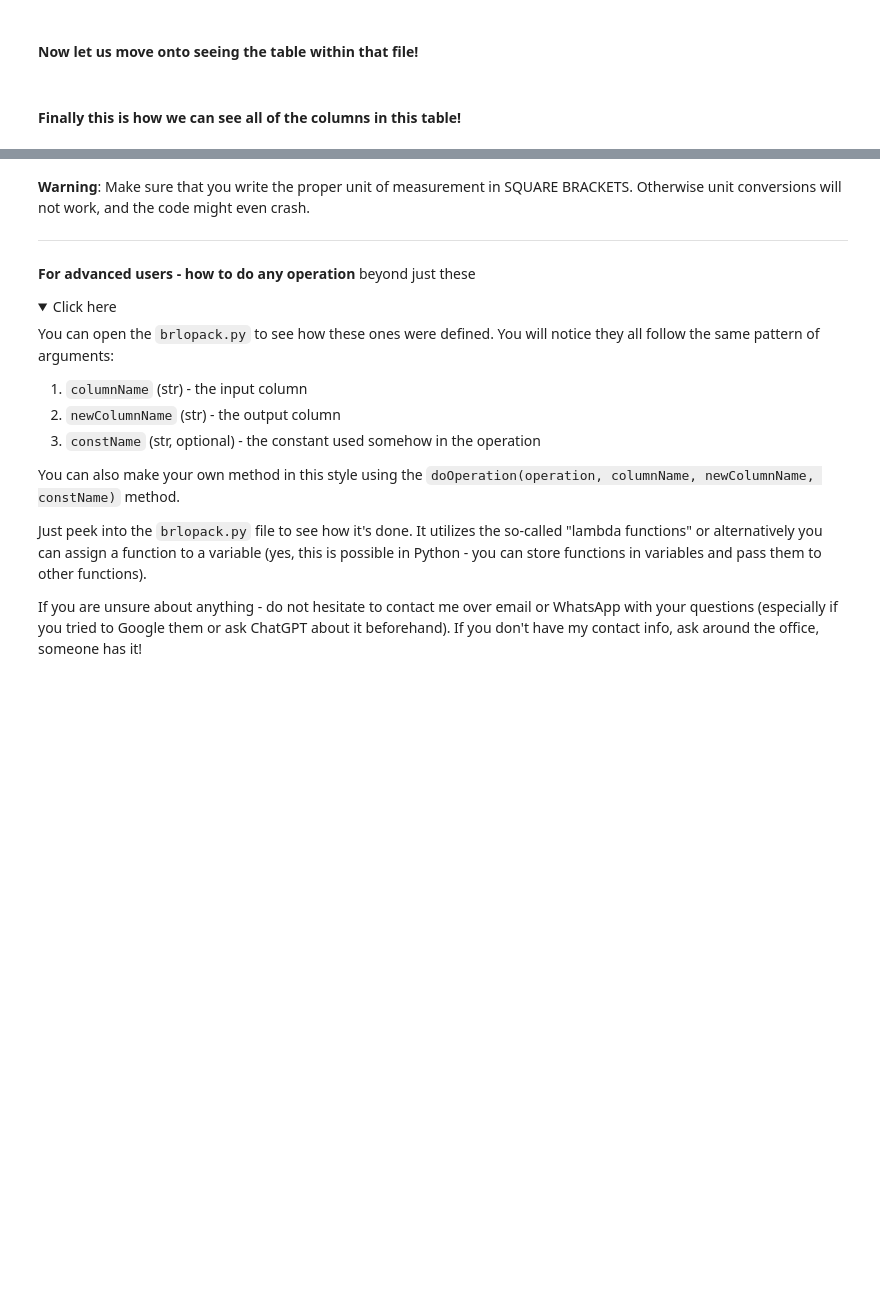
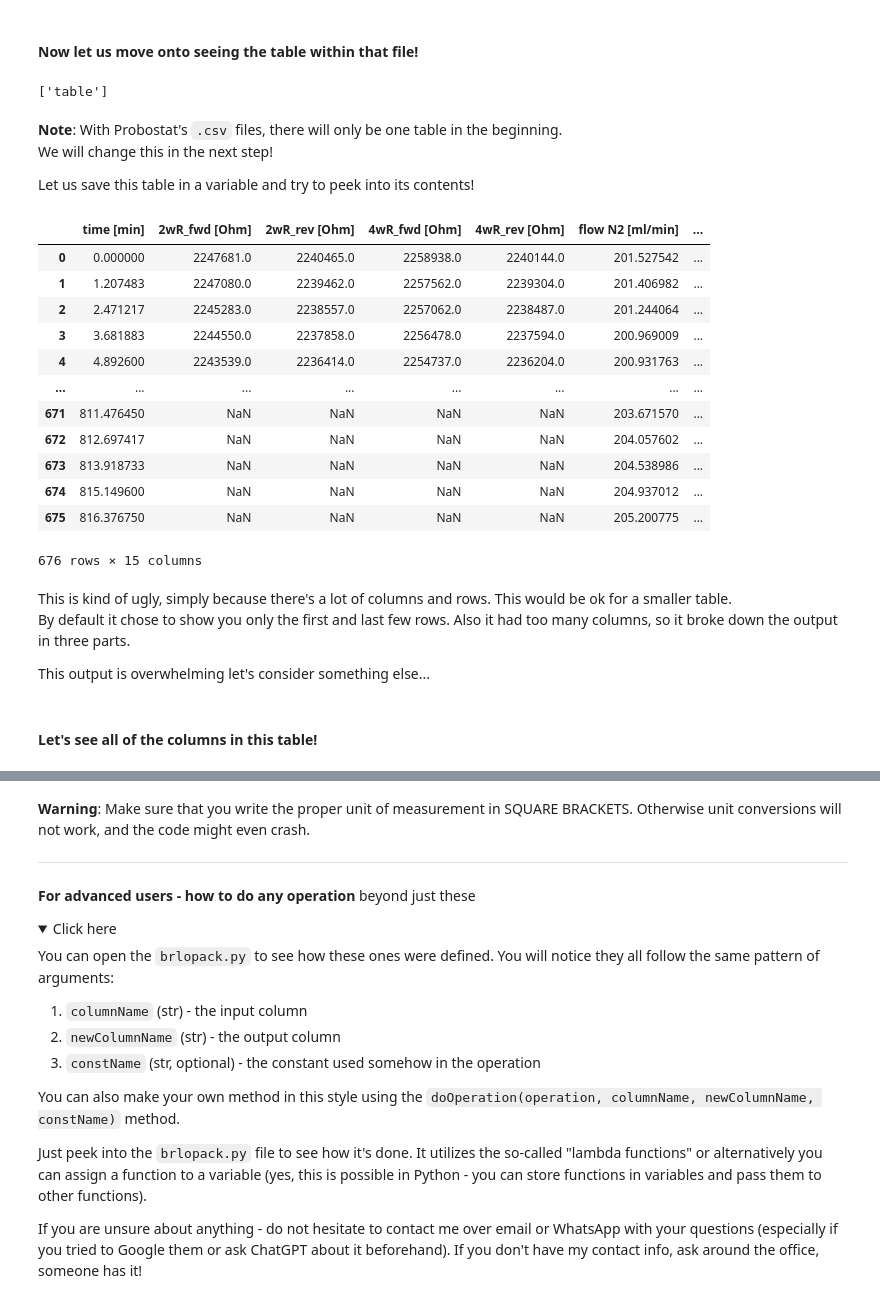
Before and after one commit to lcubrilo/Brillo, a Jupyter notebook: ProbostatShowcaseNotebook.ipynb, the cells around one changed output, grey strips where cells are left out. Drawn from its saved outputs; the diff is of its cells as text; code cells hidden in the pictures; folded sections open; blank space fills up the shorter version.

```diff
--- a/ProbostatShowcaseNotebook.ipynb
+++ b/ProbostatShowcaseNotebook.ipynb
@@ -87,9 +216,39 @@ It made sense for the specific constraints that we had at the time. Origin had a
 #### Now let us move onto seeing the table within that file!
 # %%
 # Example: View the tables in a specific file
-tableNames = brlo_pack.tellMeTablesInFile(loadedFiles[0])
+#tableNames = probostat_session.tellMeTablesInFile(loadedFiles[0])
+tableNames = probostat_session.tellMeTablesInFile('Probostat')
 tableNames
+# %% [output]
+['table']
+# %% [markdown]
+**Note**: With Probostat's `.csv` files, there will only be one table in the beginning.
+We will change this in the next step!
+
+Let us save this table in a variable and try to peek into its contents!
+# %%
+table = probostat_session.data['Probostat']['table']
+table
+# %% [output]
+|  | time [min] | 2wR_fwd [Ohm] | 2wR_rev [Ohm] | 4wR_fwd [Ohm] | 4wR_rev [Ohm] | flow N2 [ml/min] | ... |
+| 0 | 0.000000 | 2247681.0 | 2240465.0 | 2258938.0 | 2240144.0 | 201.527542 | ... |
+| 1 | 1.207483 | 2247080.0 | 2239462.0 | 2257562.0 | 2239304.0 | 201.406982 | ... |
+| 2 | 2.471217 | 2245283.0 | 2238557.0 | 2257062.0 | 2238487.0 | 201.244064 | ... |
+| 3 | 3.681883 | 2244550.0 | 2237858.0 | 2256478.0 | 2237594.0 | 200.969009 | ... |
+| 4 | 4.892600 | 2243539.0 | 2236414.0 | 2254737.0 | 2236204.0 | 200.931763 | ... |
+| ... | ... | ... | ... | ... | ... | ... | ... |
+| 671 | 811.476450 | NaN | NaN | NaN | NaN | 203.671570 | ... |
+| 672 | 812.697417 | NaN | NaN | NaN | NaN | 204.057602 | ... |
+| 673 | 813.918733 | NaN | NaN | NaN | NaN | 204.538986 | ... |
+| 674 | 815.149600 | NaN | NaN | NaN | NaN | 204.937012 | ... |
+| 675 | 816.376750 | NaN | NaN | NaN | NaN | 205.200775 | ... |
+676 rows × 15 columns
+# %% [markdown]
+This is kind of ugly, simply because there's a lot of columns and rows. This would be ok for a smaller table.
+By default it chose to show you only the first and last few rows. Also it had too many columns, so it broke down the output in three parts.
+
+This output is overwhelming let's consider something else...
 # %% [markdown]
-#### Finally this is how we can see all of the columns in this table!
+#### Let's see all of the columns in this table!
 # %%
 # Example: View the columns in a specific table
```
Also changed, not shown: parts of 37 cells of this notebook, 17 other files.
